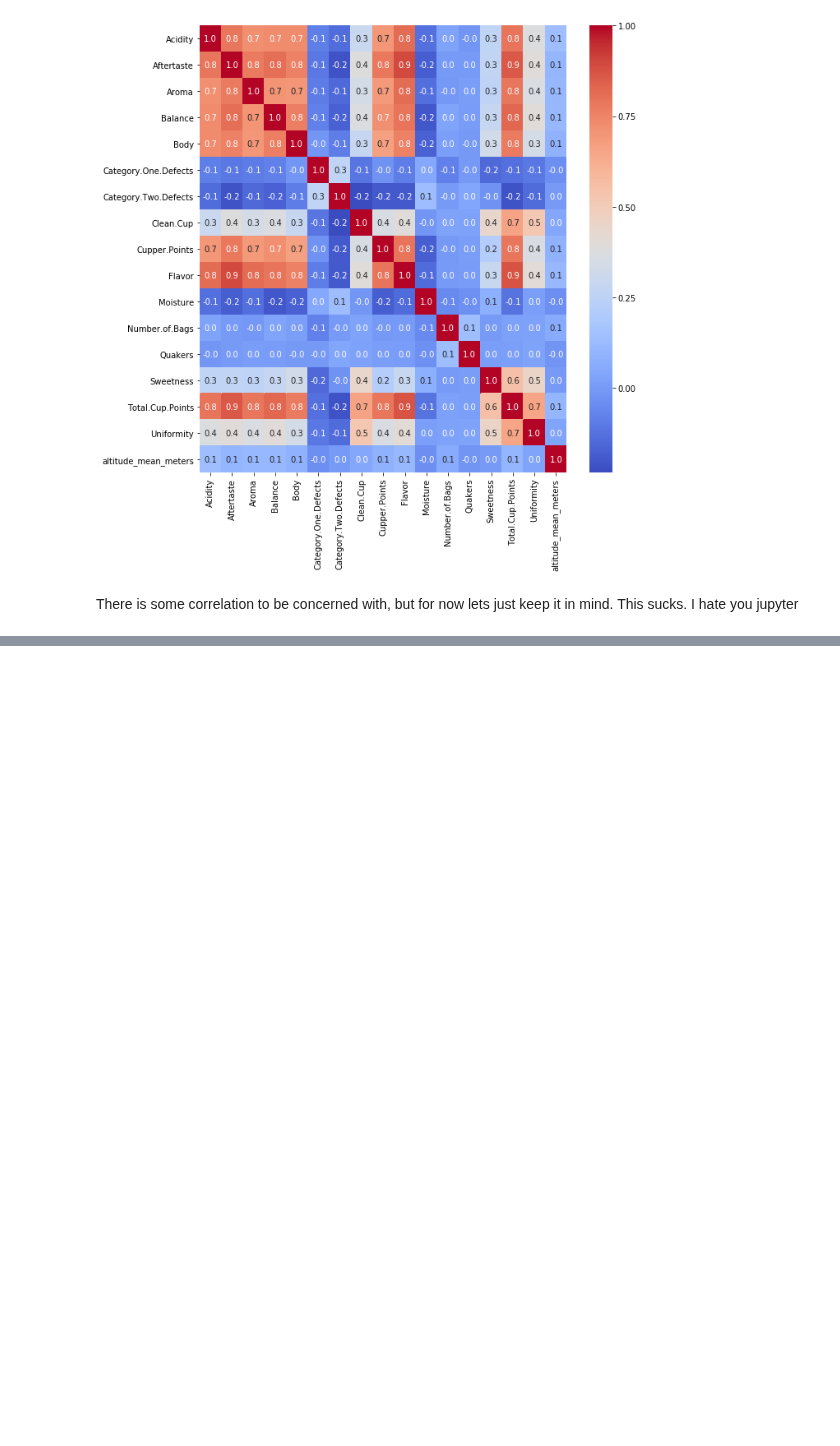
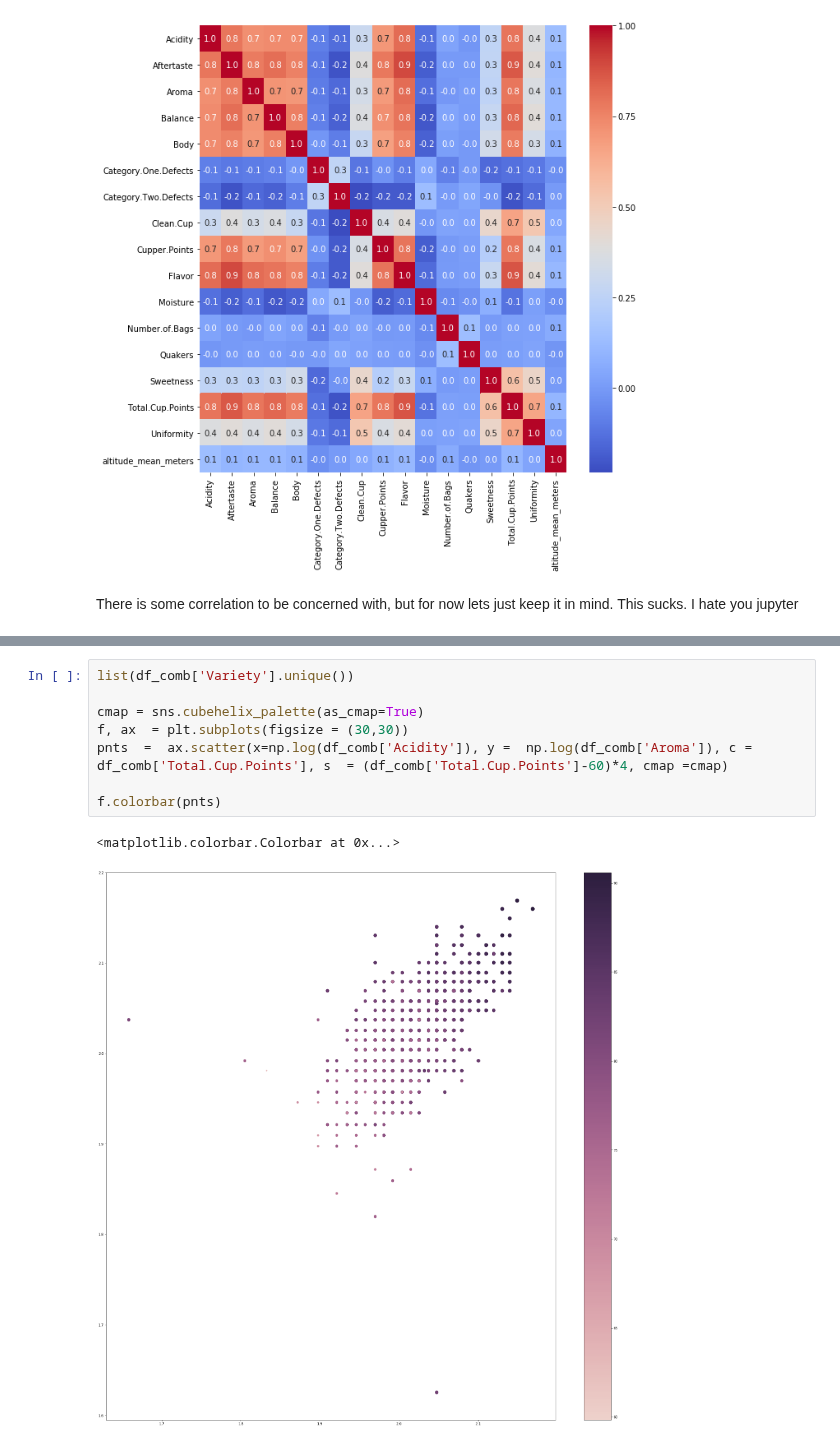
Before and after one commit to Landcruiser87/Cadc_7331_Project, a Jupyter notebook: analysis/coffeeandy.ipynb, the cells around one changed output, grey strips where cells are left out. Drawn from its saved outputs; the diff is of its cells as text; blank space fills up the shorter version.

```diff
--- a/analysis/coffeeandy.ipynb
+++ b/analysis/coffeeandy.ipynb
@@ -275,0 +291,11 @@ This sucks.  I hate you jupyter
+# %%
+list(df_comb['Variety'].unique())
+
+cmap = sns.cubehelix_palette(as_cmap=True)
+f, ax  = plt.subplots(figsize = (30,30))
+pnts  =  ax.scatter(x=np.log(df_comb['Acidity']), y =  np.log(df_comb['Aroma']), c = df_comb['Total.Cup.Points'], s  = (df_comb['Total.Cup.Points']-60)*4, cmap =cmap)
+
+f.colorbar(pnts)
+# %% [output]
+<matplotlib.colorbar.Colorbar at 0x...>
+[figure, added]
```
Also changed, not shown: parts of 3 cells of this notebook, 1 other file.
